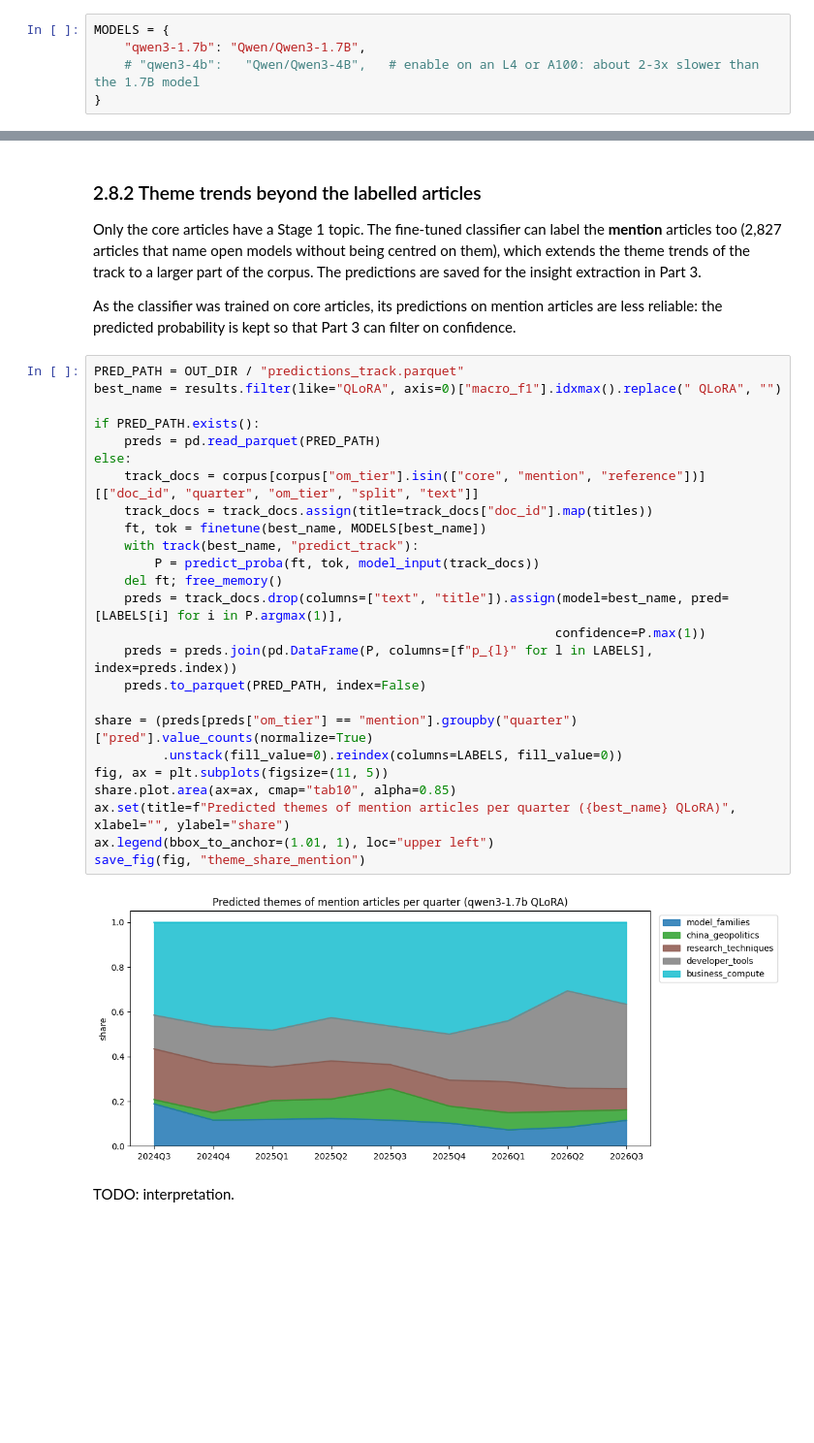
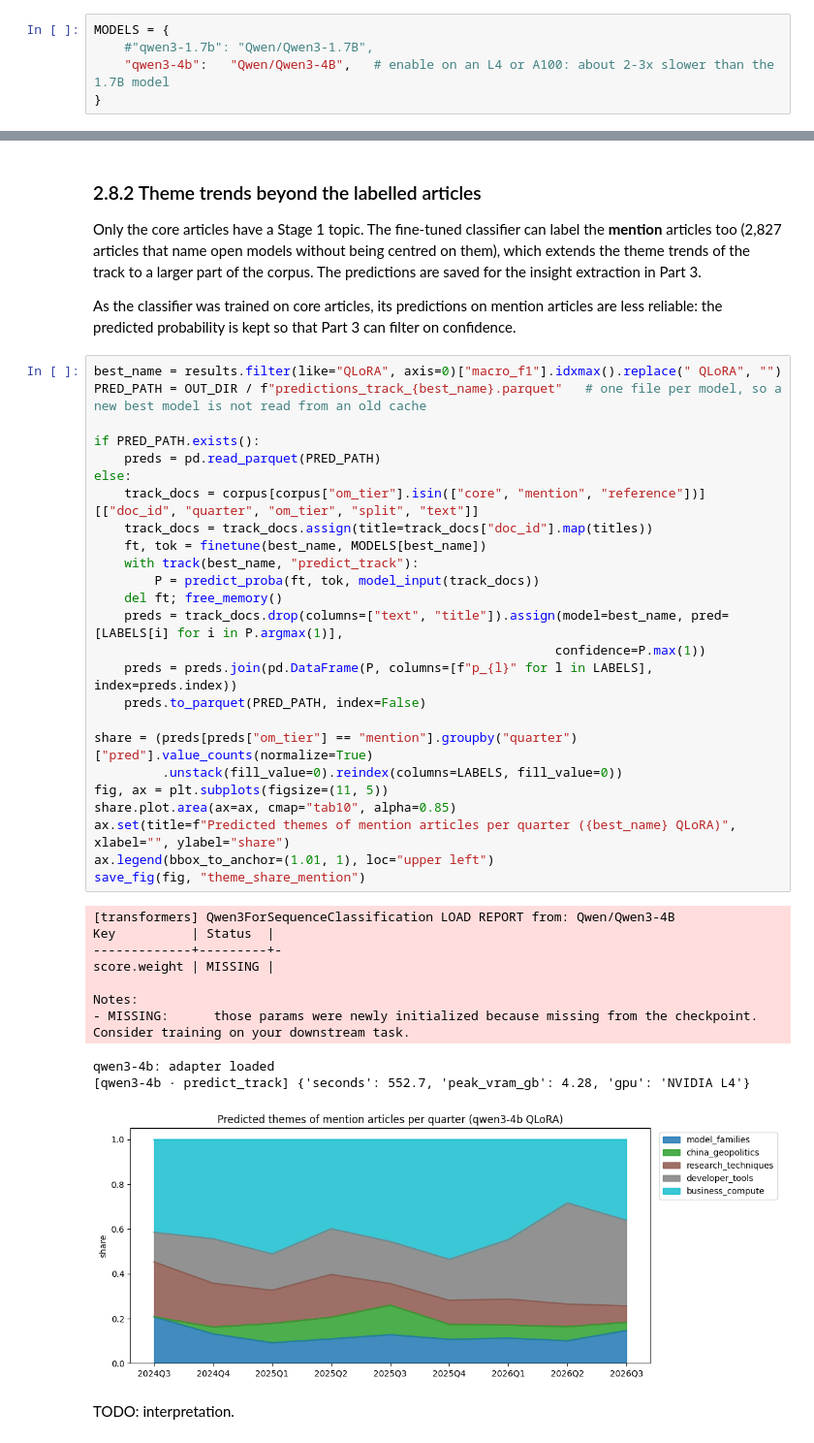
Before and after one commit to jihyeon26/2026-09-CLT-computational_language, a Jupyter notebook: colab/stage2_wp2_finetuning.ipynb, the cells around one changed output, grey strips where cells are left out. Shown at 97% size. Saved outputs shown, nothing was run; the diff lists cells and outputs as text; blank space fills up the shorter version.

```diff
--- a/colab/stage2_wp2_finetuning.ipynb
+++ b/colab/stage2_wp2_finetuning.ipynb
@@ -203,8 +200,8 @@ Comparing two sizes of **the same family** isolates the effect of model size; th
 TODO: justify the final choice after the first runs.
 # %%
 MODELS = {
-    "qwen3-1.7b": "Qwen/Qwen3-1.7B",
-    # "qwen3-4b":   "Qwen/Qwen3-4B",   # enable on an L4 or A100: about 2-3x slower than the 1.7B model
+    #"qwen3-1.7b": "Qwen/Qwen3-1.7B",
+    "qwen3-4b":   "Qwen/Qwen3-4B",   # enable on an L4 or A100: about 2-3x slower than the 1.7B model
 }
 # %% [markdown]
 ## 2.4 Training Setup and Resource Documentation
@@ -749,32 +742,41 @@ Only the core articles have a Stage 1 topic. The fine-tuned classifier can label
 
 As the classifier was trained on core articles, its predictions on mention articles are less reliable: the predicted probability is kept so that Part 3 can filter on confidence.
 # %%
-PRED_PATH = OUT_DIR / "predictions_track.parquet"
 best_name = results.filter(like="QLoRA", axis=0)["macro_f1"].idxmax().replace(" QLoRA", "")
+PRED_PATH = OUT_DIR / f"predictions_track_{best_name}.parquet"   # one file per model, so a new best model is not read from an old cache
 
 if PRED_PATH.exists():
     preds = pd.read_parquet(PRED_PATH)
 else:
     track_docs = corpus[corpus["om_tier"].isin(["core", "mention", "reference"])][["doc_id", "quarter", "om_tier", "split", "text"]]
     track_docs = track_docs.assign(title=track_docs["doc_id"].map(titles))
     ft, tok = finetune(best_name, MODELS[best_name])
     with track(best_name, "predict_track"):
         P = predict_proba(ft, tok, model_input(track_docs))
     del ft; free_memory()
     preds = track_docs.drop(columns=["text", "title"]).assign(model=best_name, pred=[LABELS[i] for i in P.argmax(1)],
                                                              confidence=P.max(1))
     preds = preds.join(pd.DataFrame(P, columns=[f"p_{l}" for l in LABELS], index=preds.index))
     preds.to_parquet(PRED_PATH, index=False)
 
 share = (preds[preds["om_tier"] == "mention"].groupby("quarter")["pred"].value_counts(normalize=True)
          .unstack(fill_value=0).reindex(columns=LABELS, fill_value=0))
 fig, ax = plt.subplots(figsize=(11, 5))
 share.plot.area(ax=ax, cmap="tab10", alpha=0.85)
 ax.set(title=f"Predicted themes of mention articles per quarter ({best_name} QLoRA)", xlabel="", ylabel="share")
 ax.legend(bbox_to_anchor=(1.01, 1), loc="upper left")
 save_fig(fig, "theme_share_mention")
 # %% [output]
+[transformers] Qwen3ForSequenceClassification LOAD REPORT from: Qwen/Qwen3-4B
+Key          | Status  |
+-------------+---------+-
+score.weight | MISSING |
+
+Notes:
+- MISSING:      those params were newly initialized because missing from the checkpoint. Consider training on your downstream task.
+qwen3-4b: adapter loaded
+[qwen3-4b · predict_track] {'seconds': 552.7, 'peak_vram_gb': 4.28, 'gpu': 'NVIDIA L4'}
-[figure, old version]
+[figure, new version]
 # %% [markdown]
 TODO: interpretation.
 # %% [markdown]
```
Also changed, not shown: parts of 11 cells of this notebook.
